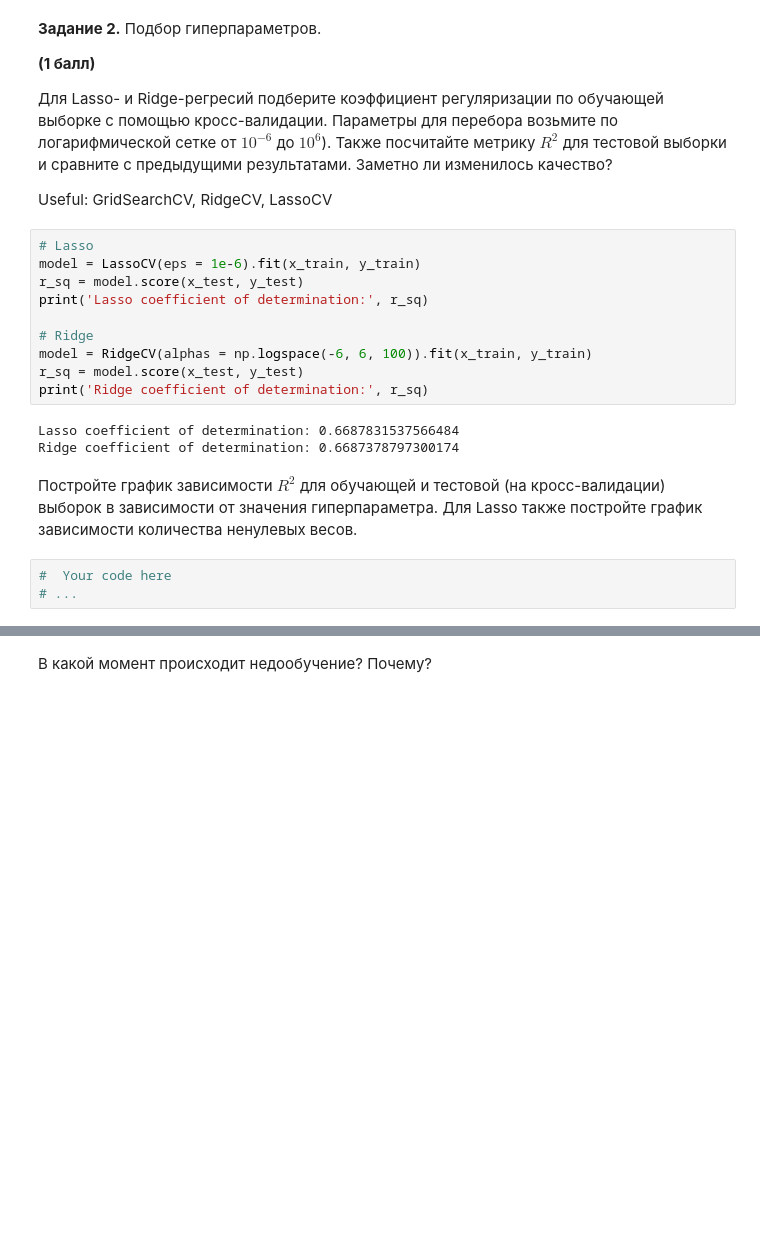
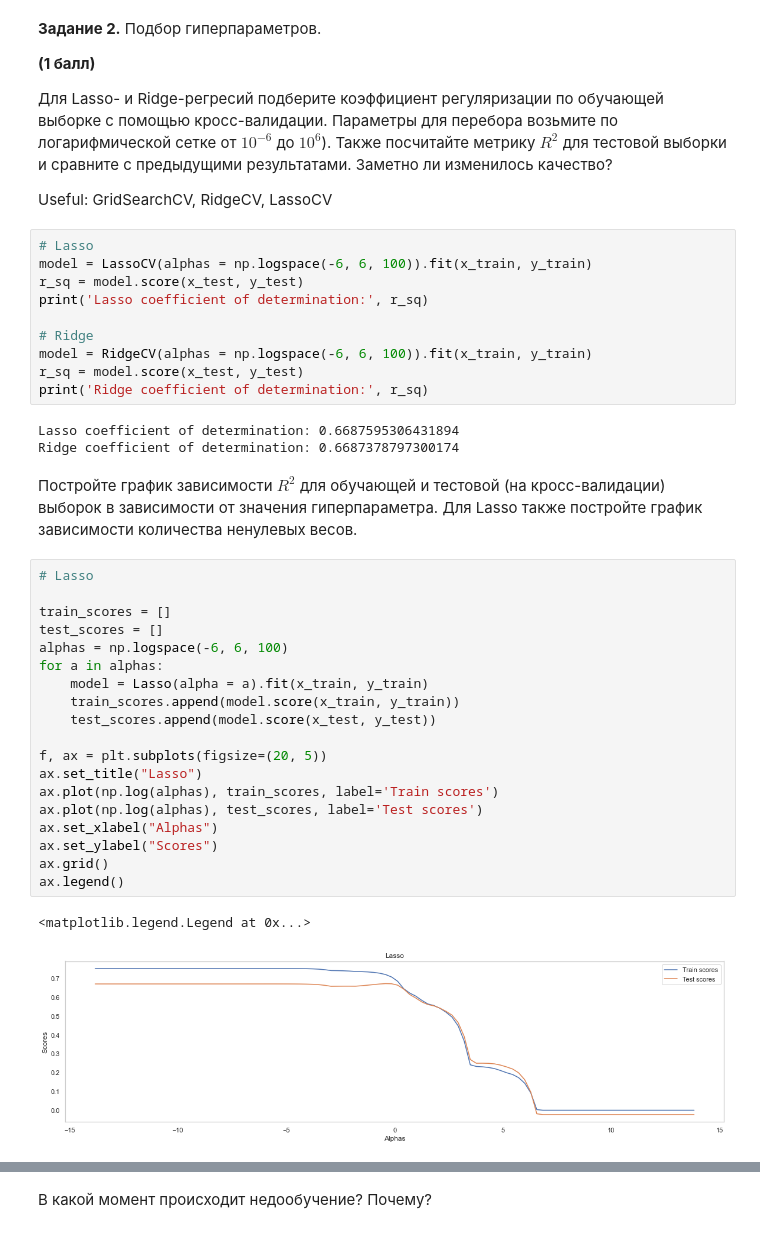
Before and after one commit to zetsuboumarvin/MTUCI_IS, a Jupyter notebook: homework-practice-02.ipynb, the cells around one changed output, grey strips where cells are left out. Saved outputs shown, nothing was run; the diff lists cells and outputs as text; blank space fills up the shorter version.

```diff
--- a/homework-practice-02.ipynb
+++ b/homework-practice-02.ipynb
@@ -556,7 +556,7 @@ __Задание 2.__ Подбор гиперпараметров.
 Useful: GridSearchCV, RidgeCV, LassoCV
 # %%
 # Lasso
-model = LassoCV(eps = 1e-6).fit(x_train, y_train)
+model = LassoCV(alphas = np.logspace(-6, 6, 100)).fit(x_train, y_train)
 r_sq = model.score(x_test, y_test)
 print('Lasso coefficient of determination:', r_sq)
 
@@ -565,10 +565,29 @@ model = RidgeCV(alphas = np.logspace(-6, 6, 100)).fit(x_train, y_train)
 r_sq = model.score(x_test, y_test)
 print('Ridge coefficient of determination:', r_sq)
 # %% [output]
-Lasso coefficient of determination: 0.6687831537566484
+Lasso coefficient of determination: 0.6687595306431894
 Ridge coefficient of determination: 0.6687378797300174
 # %% [markdown]
 Постройте график зависимости $R^2$ для обучающей и тестовой (на кросс-валидации) выборок в зависимости от значения гиперпараметра. Для Lasso также постройте график зависимости количества ненулевых весов.
-# %%
-#  Your code here
-# ...
+# %%
+# Lasso
+
+train_scores = []
+test_scores = []
+alphas = np.logspace(-6, 6, 100)
+for a in alphas:
+    model = Lasso(alpha = a).fit(x_train, y_train)
+    train_scores.append(model.score(x_train, y_train))
+    test_scores.append(model.score(x_test, y_test))
+
+f, ax = plt.subplots(figsize=(20, 5))
+ax.set_title("Lasso")
+ax.plot(np.log(alphas), train_scores, label='Train scores')
+ax.plot(np.log(alphas), test_scores, label='Test scores')
+ax.set_xlabel("Alphas")
+ax.set_ylabel("Scores")
+ax.grid()
+ax.legend()
+# %% [output]
+<matplotlib.legend.Legend at 0x...>
+[figure, added]
```
Also changed, not shown: parts of 5 cells of this notebook.
